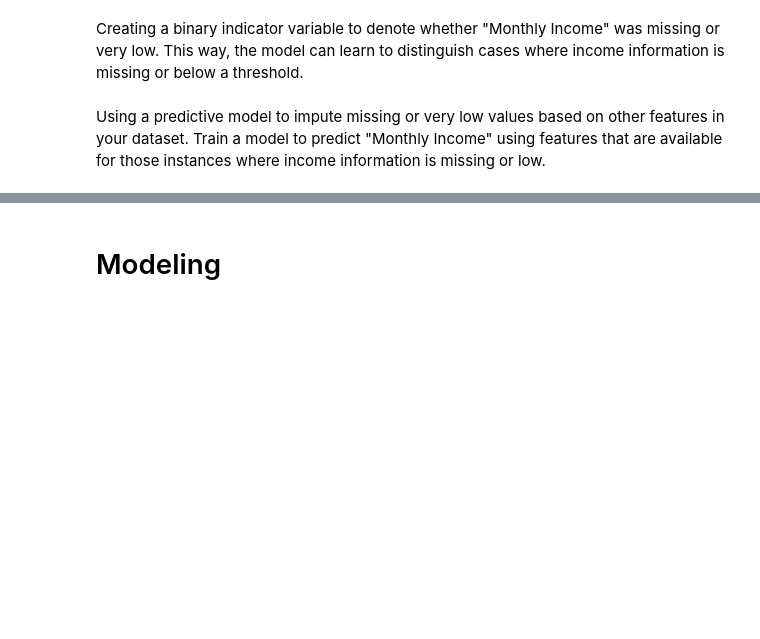
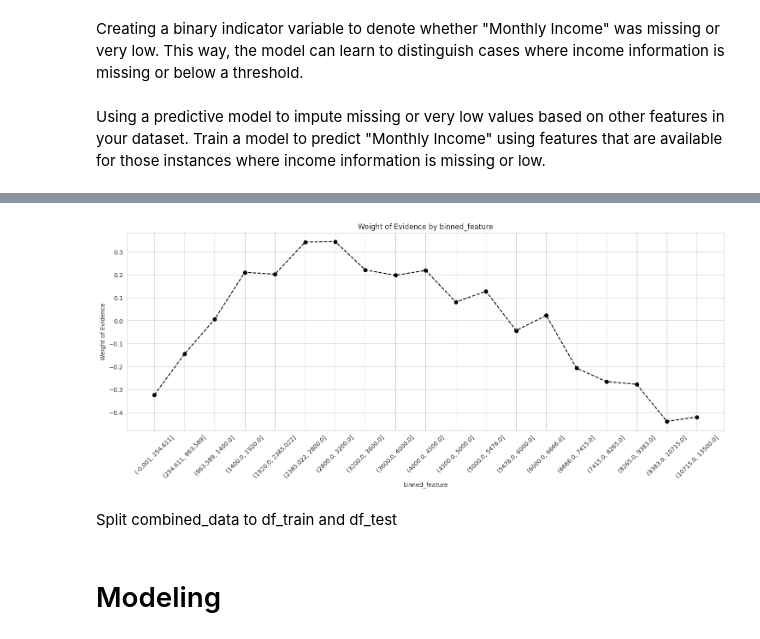
Before and after one commit to Saba-a11/Kaggle_Credit_Score, a Jupyter notebook: CreditModel.ipynb, the cells around one changed output, grey strips where cells are left out. Drawn from its saved outputs; the diff is of its cells as text; code cells hidden in the pictures; blank space fills up the shorter version.

```diff
--- a/CreditModel.ipynb
+++ b/CreditModel.ipynb
@@ -1038,0 +1037,3 @@ box_plot(combined_data, 'MonthlyIncome')
+# %%
+woe_iv_result = calculate_woe_iv(combined_data, 'SeriousDlqin2yrs', 'MonthlyIncome', bins=20)
+print(woe_iv_result)
@@ -1038,0 +1058,4 @@ box_plot(combined_data, 'MonthlyIncome')
+# %%
+plot_woe(woe_iv_result, 45)
+# %% [output]
+[figure, added]
@@ -1039,3 +1076,5 @@ box_plot(combined_data, 'MonthlyIncome')
+# %% [markdown]
+Split combined_data to df_train and df_test
 # %%
 # Now you can easily separate them later
 df_train = combined_data[combined_data['dataset'] == 'train'].drop('dataset', axis=1)
```
Also changed, not shown: parts of 14 cells of this notebook.
